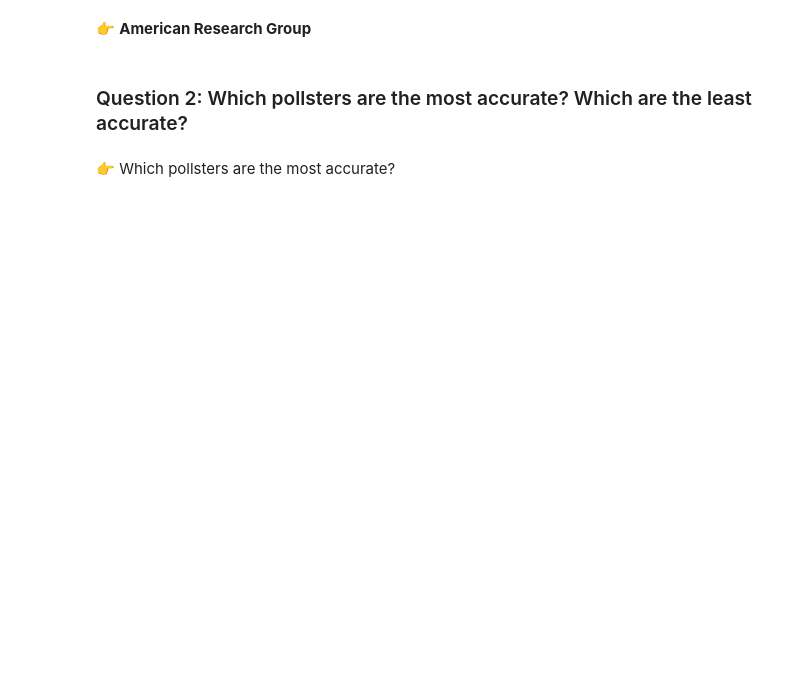
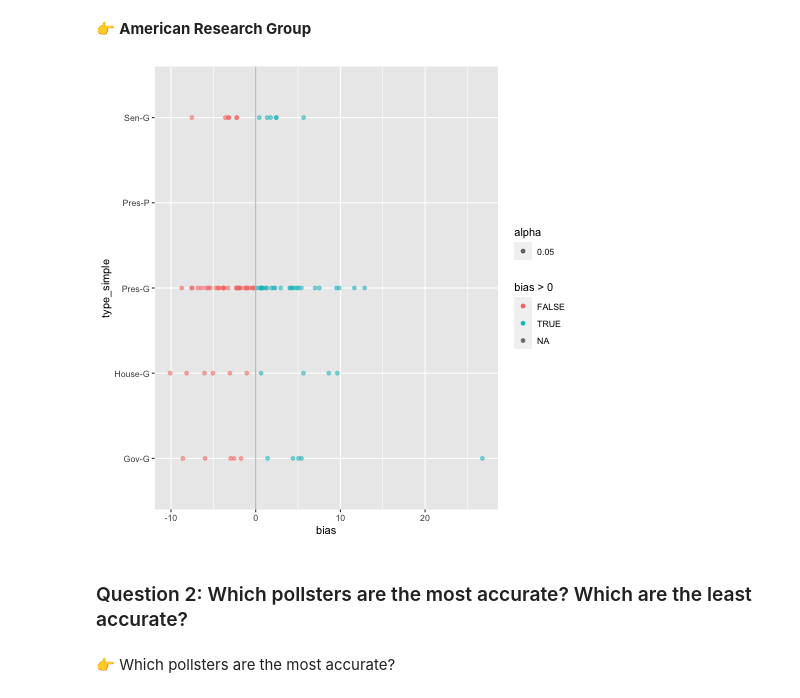
Before and after one commit to data4news-students/polling-exploration-cats, a Jupyter notebook: notebook-3.ipynb, the cells around one changed output. Drawn from its saved outputs; the diff is of its cells as text; code cells hidden in the pictures; blank space fills up the shorter version.

```diff
--- a/notebook-3.ipynb
+++ b/notebook-3.ipynb
@@ -166,5 +224,16 @@ ggplot(jay_df) +
 # %% [markdown]
 👉 **American Research Group**
+# %%
+%%R
+arg_df <- df %>%
+    filter(pollster=='American Research Group')
+
+ggplot(arg_df) +
+    aes(x=bias, y=type_simple, color=bias>0, alpha=.05) +
+    geom_point() +
+    geom_vline(aes(xintercept=0), color='grey')
+# %% [output]
+[figure, added]
 # %% [markdown]
 ### Question 2: Which pollsters are the most accurate? Which are the least accurate?
 # %% [markdown]
```
Also changed, not shown: parts of 17 cells of this notebook, 2 other files.
